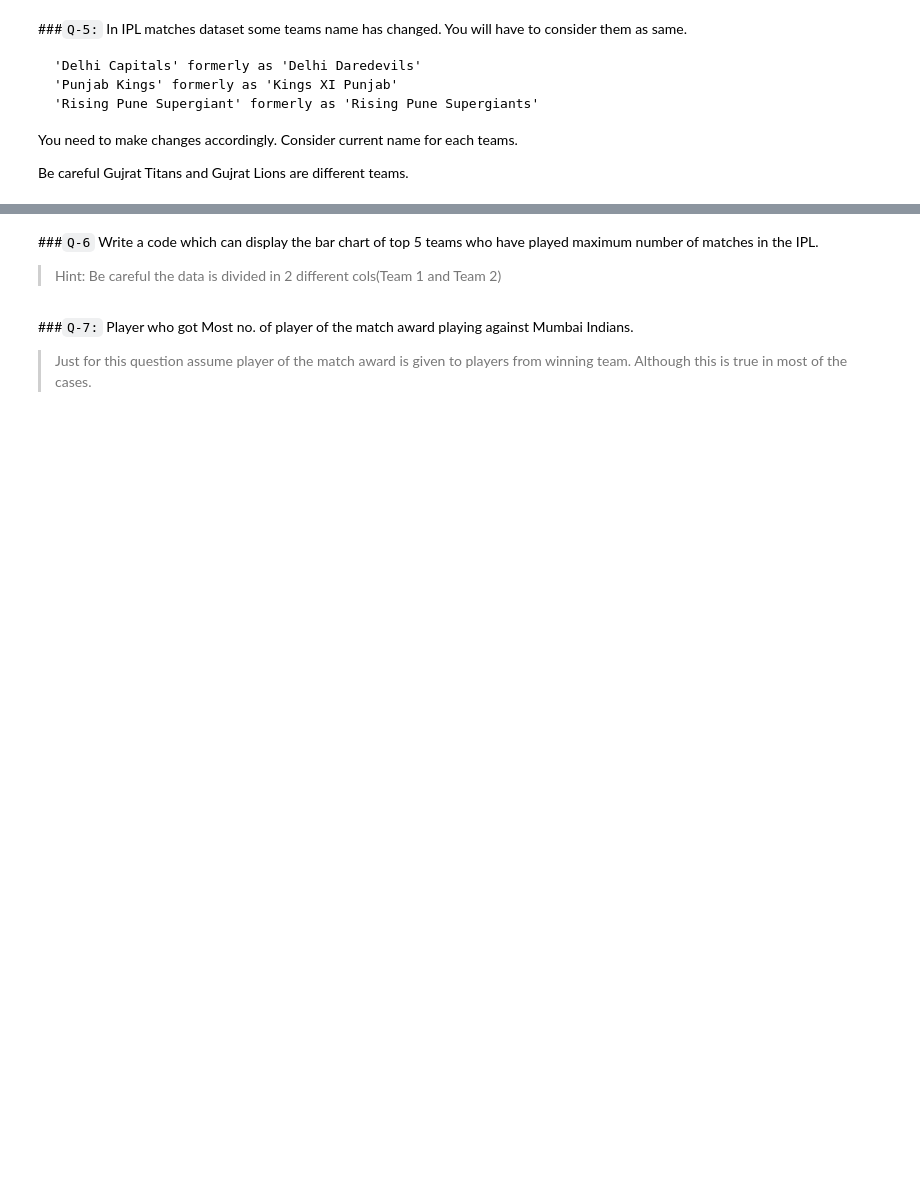
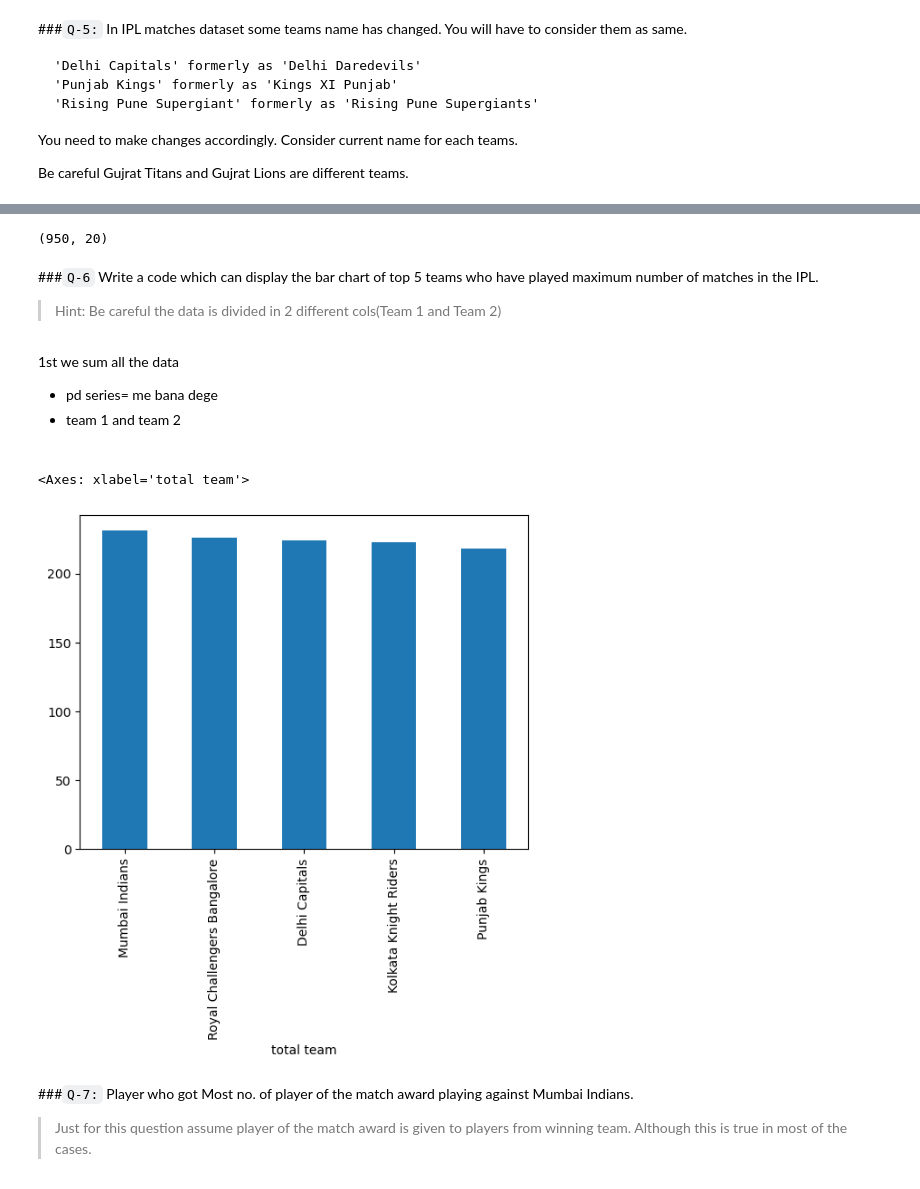
Before and after one commit to manishkumarmj/100_days_ml, a Jupyter notebook: Data visualization/pandas/session_17/session_17_tasks.ipynb, the cells around one changed output, grey strips where cells are left out. Saved outputs shown, nothing was run; the diff lists cells and outputs as text; code cells hidden in the pictures; blank space fills up the shorter version.

```diff
--- a/Data visualization/pandas/session_17/session_17_tasks.ipynb
+++ b/Data visualization/pandas/session_17/session_17_tasks.ipynb
@@ -85,3 +182,7 @@ IPL Data Link :  https://drive.google.com/file/d/1yKVUuexl6lIKuFQy7uIPgDgXhJ0L4S
 https://www.kaggle.com/datasets/vora1011/ipl-2008-to-2021-all-match-dataset?select=IPL_Matches_2008_2022.csv
 
 Download ipl matches 2008-2022 file.
+# %%
+ipl = pd.read_csv('ipl-matches.csv')
+
+ipl.sample(9)
@@ -100,0 +219,5 @@ Be careful Gujrat Titans and Gujrat Lions are different teams.
+# %%
+ipl = ipl.replace('Delhi Daredevils', 'Delhi Capitals')
+ipl = ipl.replace('Kings XI Punjab', 'Punjab Kings')
+ipl = ipl.replace('Rising Pune Supergiants', 'Rising Pune Supergiant')
+ipl.sample(10)
@@ -101,3 +236,7 @@ Be careful Gujrat Titans and Gujrat Lions are different teams.
+# %%
+ipl.shape
+# %% [output]
+(950, 20)
 # %% [markdown]
 ###`Q-6` Write a code which can display the bar chart of top 5 teams who have played maximum number of matches in the IPL.
 >  Hint: Be careful the data is divided in 2 different cols(Team 1 and Team 2)
@@ -106,3 +243,20 @@ Be careful Gujrat Titans and Gujrat Lions are different teams.
+# %% [markdown]
+1st we  sum all the data
+ - pd series= me bana dege
+ - team 1 and team 2
+
+
+
+####
+# %%
+total_series = pd.Series(pd.concat([ipl['Team1'], ipl['Team2']], ignore_index=True), name='total team')
+total_series.value_counts()
+total_series.value_counts(ascending=False)
+total_series.value_counts(ascending=False).head(5)
+total_series.value_counts(ascending=False).head(5).plot(kind='bar')
+# %% [output]
+<Axes: xlabel='total team'>
+[figure, added]
 # %% [markdown]
 ###`Q-7:` Player who got Most no. of player of the match award playing against Mumbai Indians.
 > Just for this question assume player of the match award is given to players from winning team. Although this is true in most of the cases.
```
Also changed, not shown: parts of 22 cells of this notebook, 13 other files.
